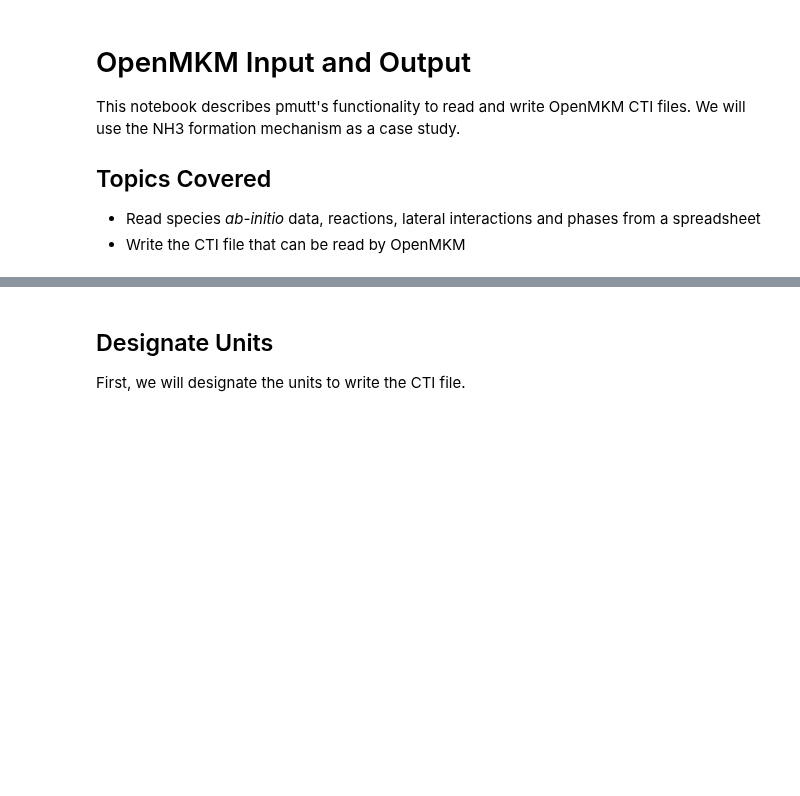
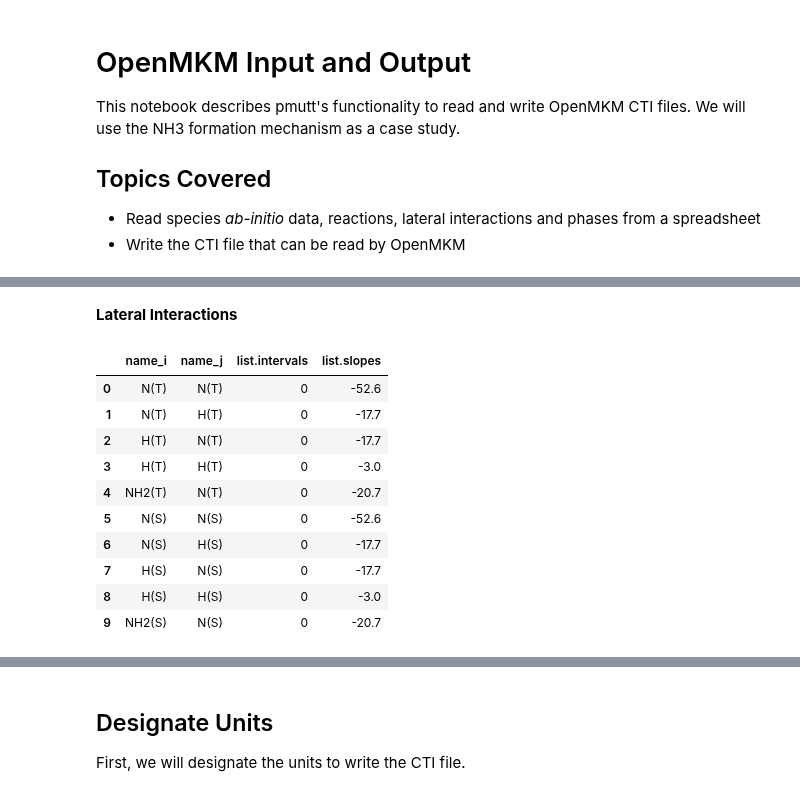
Before and after one commit to VlachosGroup/pMuTT, a Jupyter notebook: docs/source/examples_jupyter/omkm_io/OpenMKM_IO.ipynb, the cells around one changed output, grey strips where cells are left out. Drawn from its saved outputs; the diff is of its cells as text; code cells hidden in the pictures; blank space fills up the shorter version.

```diff
--- a/docs/source/examples_jupyter/omkm_io/OpenMKM_IO.ipynb
+++ b/docs/source/examples_jupyter/omkm_io/OpenMKM_IO.ipynb
@@ -76,0 +101,16 @@ The contents are displayed below:
+# %% [markdown]
+**Lateral Interactions**
+# %%
+disp_data(io=input_path, sheet_name='lateral_interactions')
+# %% [output]
+|  | name_i | name_j | list.intervals | list.slopes |
+| 0 | N(T) | N(T) | 0 | -52.6 |
+| 1 | N(T) | H(T) | 0 | -17.7 |
+| 2 | H(T) | N(T) | 0 | -17.7 |
+| 3 | H(T) | H(T) | 0 | -3.0 |
+| 4 | NH2(T) | N(T) | 0 | -20.7 |
+| 5 | N(S) | N(S) | 0 | -52.6 |
+| 6 | N(S) | H(S) | 0 | -17.7 |
+| 7 | H(S) | N(S) | 0 | -17.7 |
+| 8 | H(S) | H(S) | 0 | -3.0 |
+| 9 | NH2(S) | N(S) | 0 | -20.7 |
```
Also changed, not shown: parts of 28 cells of this notebook, 19 other files.
